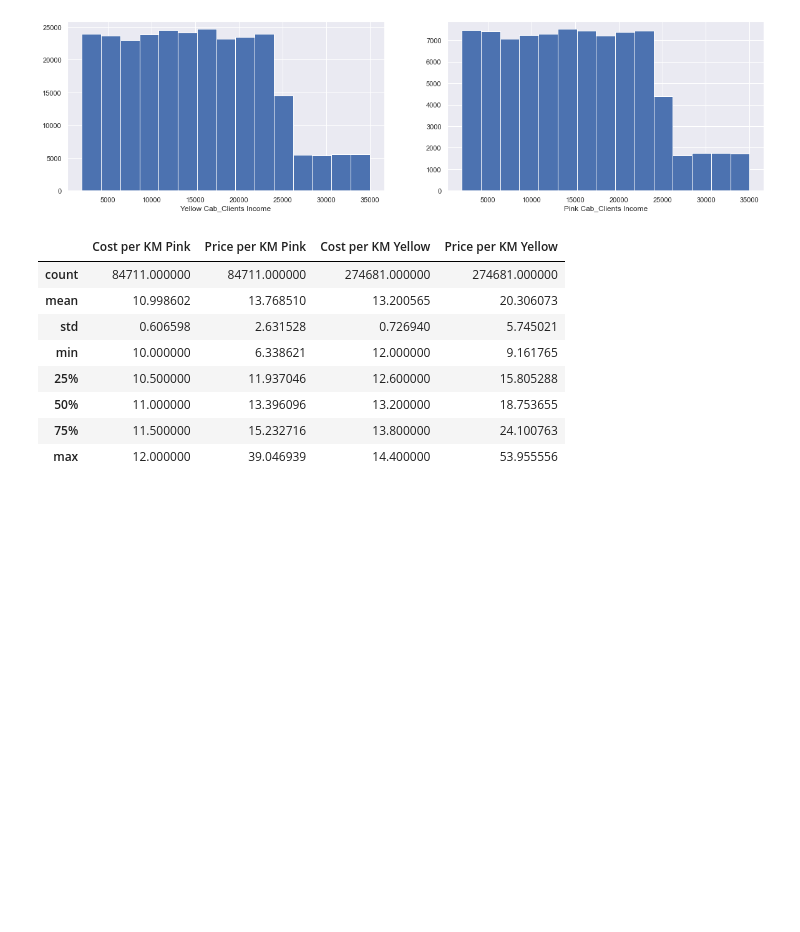
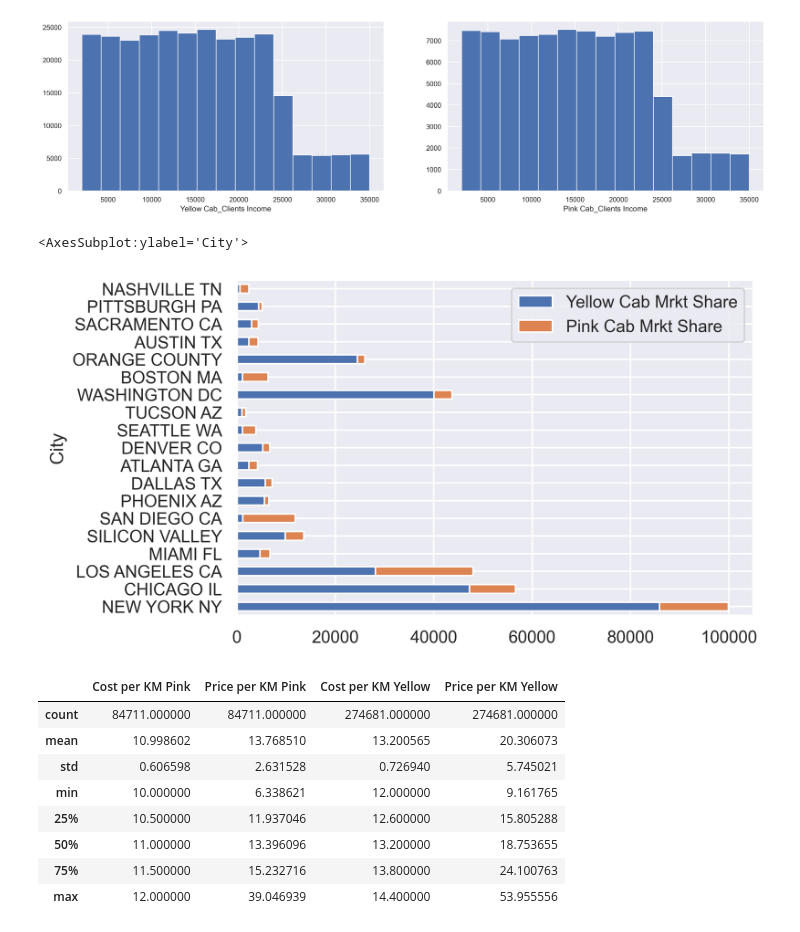
Before and after one commit to teddywaweru/DataGlacier, a Jupyter notebook: Week2_Cab_G2M_Investment/cab_data_analysis.ipynb, the cells around one changed output. Saved outputs shown, nothing was run; the diff lists cells and outputs as text; code cells hidden in the pictures; blank space fills up the shorter version.

```diff
--- a/Week2_Cab_G2M_Investment/cab_data_analysis.ipynb
+++ b/Week2_Cab_G2M_Investment/cab_data_analysis.ipynb
@@ -177,3 +169,38 @@ mp.scatter()
+# %%
+# d). Location
+
+
+
+from collections import Counter
+Counter(main_dataset.City).values()
+
+#count duplicates
+
+# fig, ax = mp.subplots()
+
+# ax.bar(main_dataset['City'], Counter(main_dataset['City']).values(), label = "City")
+
+    #Number of transactions per City for Yellow Cab
+yellow_transactions_city = dict(Counter(main_dataset[main_dataset.Company == 'Yellow Cab'].City))
+    #Number of transactions per City for Pink Cab
+pink_transactions_city = dict(Counter(main_dataset[main_dataset.Company == 'Pink Cab'].City))
+
+
+pd.DataFrame(
+     {
+    'City': list(Counter(main_dataset[main_dataset.Company == 'Pink Cab'].City).keys()),
+    'Yellow Cab Mrkt Share': list(Counter(main_dataset[main_dataset.Company == 'Yellow Cab'].City).values()),
+    'Pink Cab Mrkt Share': list(Counter(main_dataset[main_dataset.Company == 'Pink Cab'].City).values()),
+
+}
+).plot.barh(x = 'City', stacked = True)
+
+
+
+#Reuslts for Hypothesis 2c:
+# %% [output]
+<AxesSubplot:ylabel='City'>
+[figure, added]
 # %%
 # Hypothesis 3: Pink Cab charges higher per KM than Yellow Cab
 # Hypothesis 4: Pink Cab has a higher Turnover per KM than Yellow Cab
```
Also changed, not shown: parts of 10 cells of this notebook, 9 other files.
